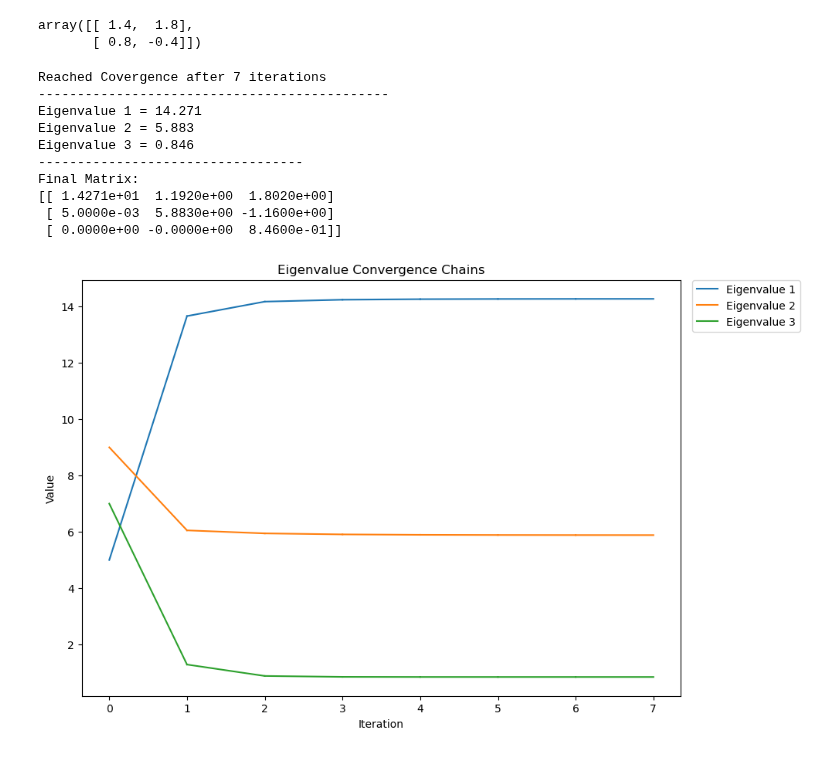
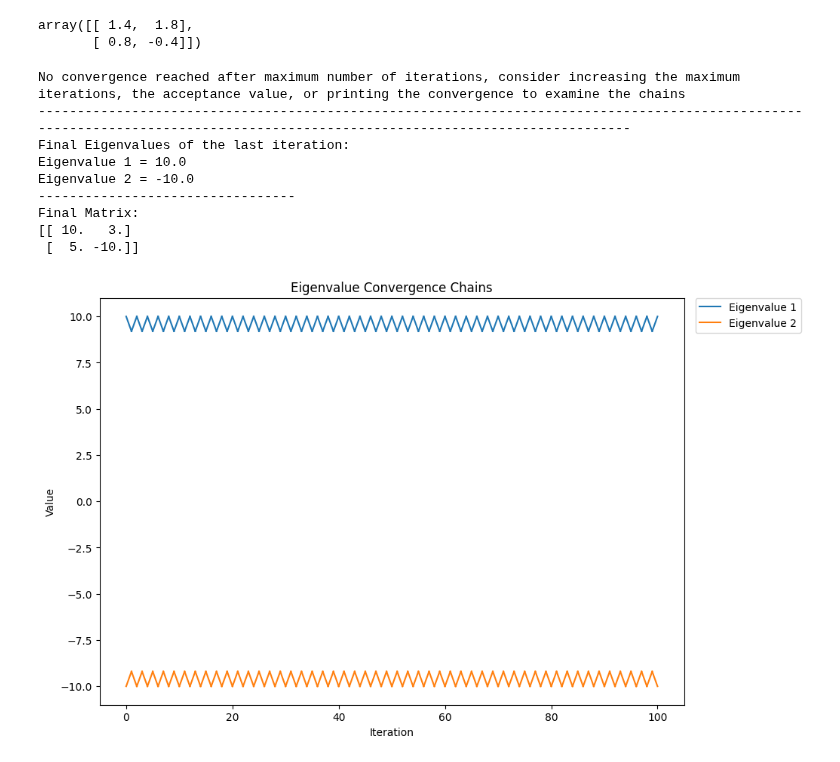
Before and after one commit to BryceDixon/Computational, a Jupyter notebook: Test1.ipynb, the cells around one changed output. Saved outputs shown, nothing was run; the diff lists cells and outputs as text; code cells hidden in the pictures.

```diff
--- a/Test1.ipynb
+++ b/Test1.ipynb
@@ -36,17 +36,16 @@ A
 array([[ 1.4,  1.8],
        [ 0.8, -0.4]])
 # %%
-matrix = np.array([(5,4,6),(3,9,2),(4,3,7)])
+matrix = np.array([(10,3),(5,-10)])
 A = qu.calculate(matrix, max_it = 100, acceptance = 0.001, print_conv = True, save_folder='C:/Users/bryce/Downloads', savefilename='convergence')
 # %% [output]
-Reached Covergence after 7 iterations
----------------------------------------------
-Eigenvalue 1 = 14.271
-Eigenvalue 2 = 5.883
-Eigenvalue 3 = 0.846
-----------------------------------
+No convergence reached after maximum number of iterations, consider increasing the maximum iterations, the acceptance value, or printing the convergence to examine the chains
+------------------------------------------------------------------------------------------------------------------------------------------------------------------------------
+Final Eigenvalues of the last iteration:
+Eigenvalue 1 = 10.0
+Eigenvalue 2 = -10.0
+---------------------------------
 Final Matrix:
-[[ 1.4271e+01  1.1920e+00  1.8020e+00]
- [ 5.0000e-03  5.8830e+00 -1.1600e+00]
- [ 0.0000e+00 -0.0000e+00  8.4600e-01]]
+[[ 10.   3.]
+ [  5. -10.]]
-[figure, old version]
+[figure, new version]
```
Also changed, not shown: parts of 2 cells of this notebook, 2 other files.
